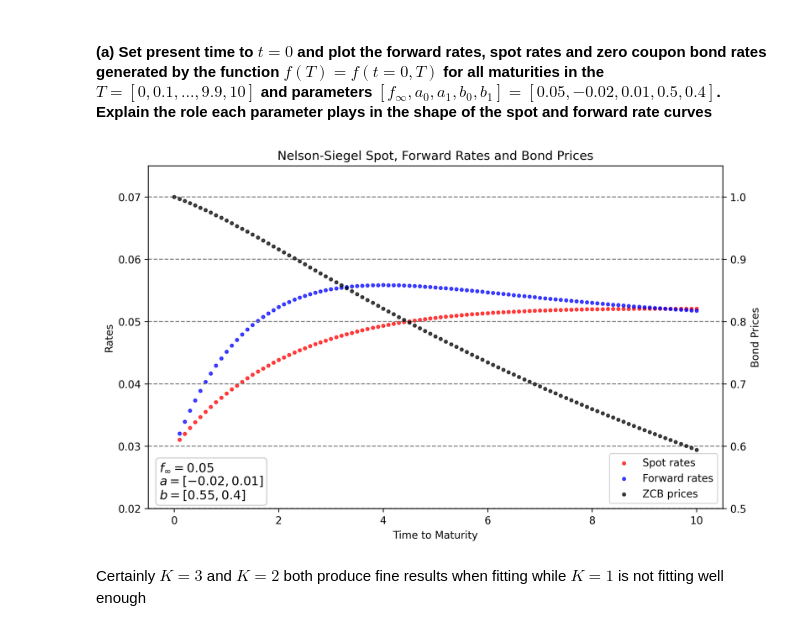
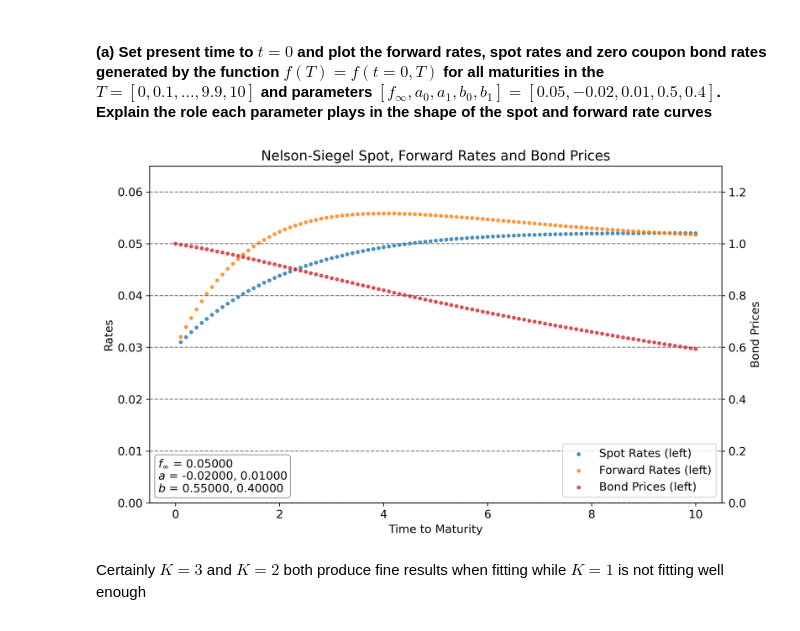
Before and after one commit to johanoelgaard/FixedIncome, a Jupyter notebook: Problem Sets/Problem Set 7/ps7.ipynb, the cells around one changed output. Cells and saved outputs as stored; diff of their text form; code cells hidden in the pictures.

Commit message:
Updated plotting functions

```diff
--- a/Problem Sets/Problem Set 7/ps7.ipynb
+++ b/Problem Sets/Problem Set 7/ps7.ipynb
@@ -83,42 +84,15 @@ param = f_inf, a_star, b_star
 f_plot = fid.f_ns(param, T) # forward rates
 p_plot = np.exp(-fid.F_ns(param, T))
 R_plot = fid.spot_rates_from_zcb_prices(T, p_plot)
-# %%
-fig, ax1 = plt.subplots(figsize=(10, 6), dpi=300)
-
-scatter1 = ax1.scatter(T[1:], R_plot[1:],marker = '.', label='Spot rates', alpha=0.7, color='red')
-scatter2 = ax1.scatter(T[1:], f_plot[1:], marker = '.', label='Forward rates', alpha=0.7, color='blue')
-ax1.set_ylim([0.02, 0.075])
-ax1.set_xlabel('Time to Maturity')
-ax1.set_ylabel('Rates')
-
-# add dotted lines across the plot at 0.01, 0.02, 0.03, 0.04 and 0.05
-ax1.yaxis.set_major_locator(MultipleLocator(base=0.01))
-for tick in ax1.get_yticks():
-    ax1.axhline(y=tick, color='gray', linestyle='--', linewidth=1)
-
-# Add bond prices to the plot on the right axis
-ax2 = ax1.twinx()
-scatter3 = ax2.scatter(T, p_plot, label='ZCB prices', marker = '.', color='black', alpha=0.7)
-ax2.set_ylim([0.5, 1.05])
-ax2.yaxis.set_major_locator(MultipleLocator(base=0.1))
-ax2.set_ylabel('Bond Prices')
-
-textstr = f'$f_\infty={f_inf}$\n$a={a_star}$\n$b={b_star}$'
-props = dict(boxstyle='round', facecolor='white', alpha=0.2)
-plt.text(0.02, 0.02, textstr, transform=ax1.transAxes, fontsize=12,
-         verticalalignment='bottom', bbox=props)
-
-# Combine legends
-scatters = [scatter1, scatter2, scatter3]
-labels = [scatter.get_label() for scatter in scatters]
-ax1.legend(scatters, labels, loc='lower right')
-
-plt.title('Nelson-Siegel Spot, Forward Rates and Bond Prices')
-plt.show()
-plt.close()
-# %% [output]
-[figure, removed]
+# %%
+left_axis = [{'label':'Spot Rates','x':T[1:], 'y':R_plot[1:],'s':40},
+             {'label':'Forward Rates','x':T[1:], 'y':f_plot[1:],'s':40}]
+right_axis = [{'label':'Bond Prices','x':T, 'y':p_plot,'s':40}]
+text = {'$f_\infty$':f_inf, '$a$':a_star, '$b$':b_star}
+
+plot.rates(left_axis, right_axis, 'Nelson-Siegel Spot, Forward Rates and Bond Prices', text)
+# %% [output]
+[figure, added]
 # %% [markdown]
 Certainly $K=3$ and $K=2$ both produce fine results when fitting while $K=1$ is not fitting well enough
 # %% [markdown]
```
Also changed, not shown: parts of 19 cells of this notebook, 4 other files.
